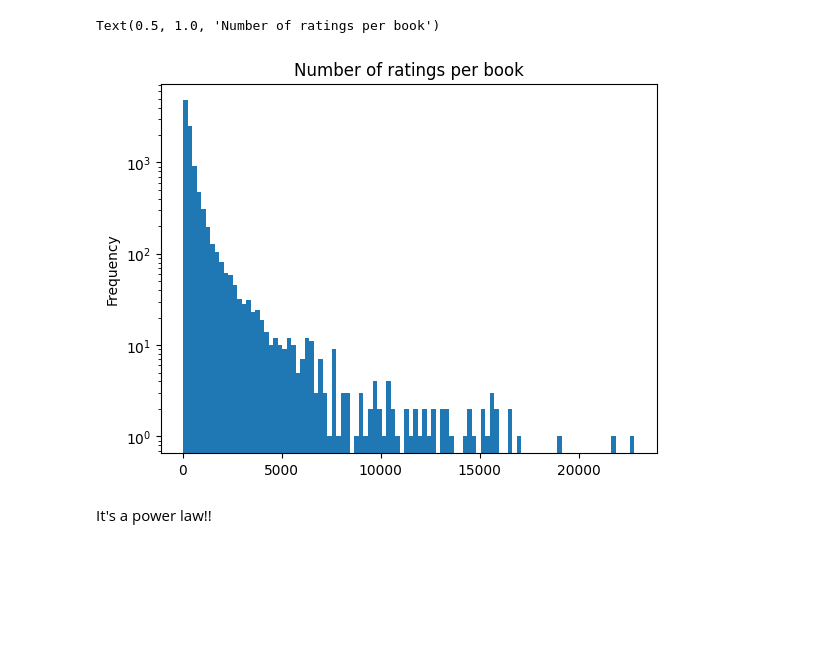
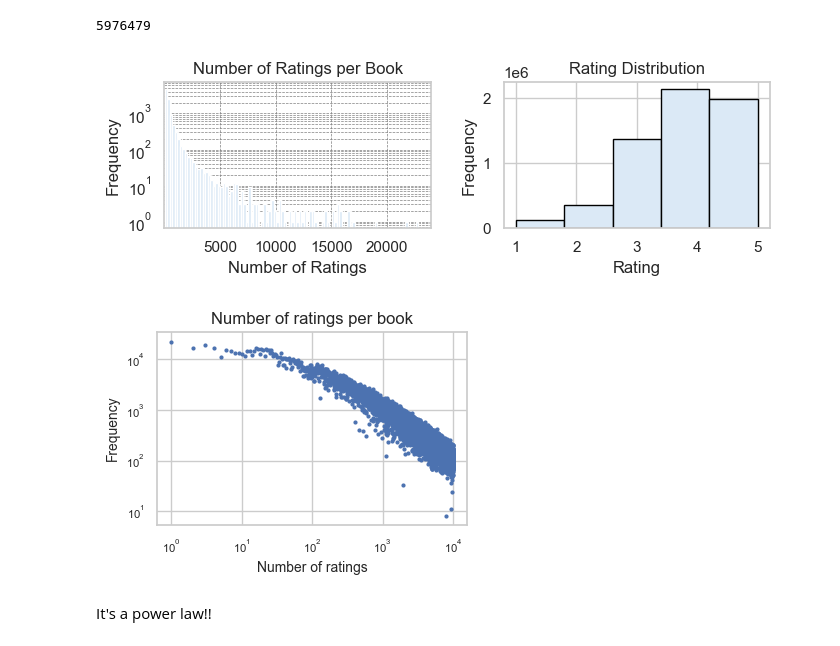
Before and after one commit to matsant01/graph_RecSys, a Jupyter notebook: notebooks/data_exploration.ipynb, the cells around one changed output. Drawn from its saved outputs; the diff is of its cells as text; code cells hidden in the pictures; blank space fills up the shorter version.

```diff
--- a/notebooks/data_exploration.ipynb
+++ b/notebooks/data_exploration.ipynb
@@ -23,16 +25,75 @@ from sentence_transformers import SentenceTransformer
 # %%
 df_books = pd.read_csv('../data/books.csv')[['book_id', 'title', 'authors']]    # TODO: think about using also the columns
 df_ratings = pd.read_csv('../data/ratings.csv')
-# %%
-# order books by number of ratings
-df_books_merged = df_books.merge(df_ratings.groupby('book_id').size().reset_index(name='n_ratings'), on='book_id')
-
-# plot the number of ratings log scale
-df_books_merged['n_ratings'].plot.hist(bins=100, log=True)
-plt.title('Number of ratings per book')
-# %% [output]
-Text(0.5, 1.0, 'Number of ratings per book')
-[figure, removed]
+# %%
+len(df_ratings)
+# %% [output]
+5976479
+# %%
+import seaborn as sns
+import matplotlib.pyplot as plt
+
+
+sns.set_palette("Blues")  # or use a custom color palette
+
+df_books_merged = df_books.merge(df_ratings.groupby('book_id').size().reset_index(name='n_ratings'), on='book_id')
+
+fig, axes = plt.subplots(nrows=1, ncols=2, figsize=(7, 2.5))  # adjust the figure size
+
+# Plot the number of ratings per book (log scale)
+axes[0].hist(df_books_merged['n_ratings'], bins=100, log=True, linewidth=1)
+axes[0].set_title('Number of Ratings per Book')
+axes[0].set_xlabel('Number of Ratings')
+axes[0].set_ylabel('Frequency')
+axes[0].grid(True, which='both', linestyle='--', linewidth=0.5, color='gray')
+axes[0].set_xlim(1, None)  # set the lower limit of x-axis to 1
+
+# Plot the rating distribution
+axes[1].hist(df_ratings['rating'], bins=5, edgecolor='black')
+axes[1].set_title('Rating Distribution')
+axes[1].set_xlabel('Rating')
+axes[1].set_ylabel('Frequency')
+plt.tight_layout()
+plt.show()
+# %% [output]
+[figure, added]
+# %%
+# order books by number of ratings
+sns.set(style="whitegrid")
+df_books_merged = df_books.merge(df_ratings.groupby('book_id').size().reset_index(name='n_ratings'), on='book_id')
+
+
+# Create the plot with a specific figure size
+plt.figure(figsize=(4, 2.5))
+
+# Plot the number of ratings on a log scale
+plt.scatter(df_books_merged.index, df_books_merged['n_ratings'], s=4, marker='o', color='b')
+plt.xscale('log')
+plt.yscale('log')
+
+# Set the title and labels with a larger font size
+plt.title('Number of ratings per book', fontsize=12)
+plt.xlabel('Number of ratings', fontsize=10)
+plt.ylabel('Frequency', fontsize=10)
+
+# Adjust tick parameters for larger font size
+plt.tick_params(axis='both', which='major', labelsize=8)
+
+# Save the plot as a PDF with tight bounding box
+plt.savefig("plots/number_of_reviews_per_book.pdf", bbox_inches='tight')
+
+# Show the plot (optional, for visual verification)
+plt.show()
+
+# Plot the rating distribution
+axes[1].hist(df_ratings['rating'], bins=5, edgecolor='black')
+axes[1].set_title('Rating Distribution')
+axes[1].set_xlabel('Rating')
+axes[1].set_ylabel('Frequency')
+plt.tight_layout()
+plt.show()
+# %% [output]
+[figure, added]
 # %% [markdown]
 It's a power law!!
 # %%
```
Also changed, not shown: parts of 14 cells of this notebook, 13 other files.
